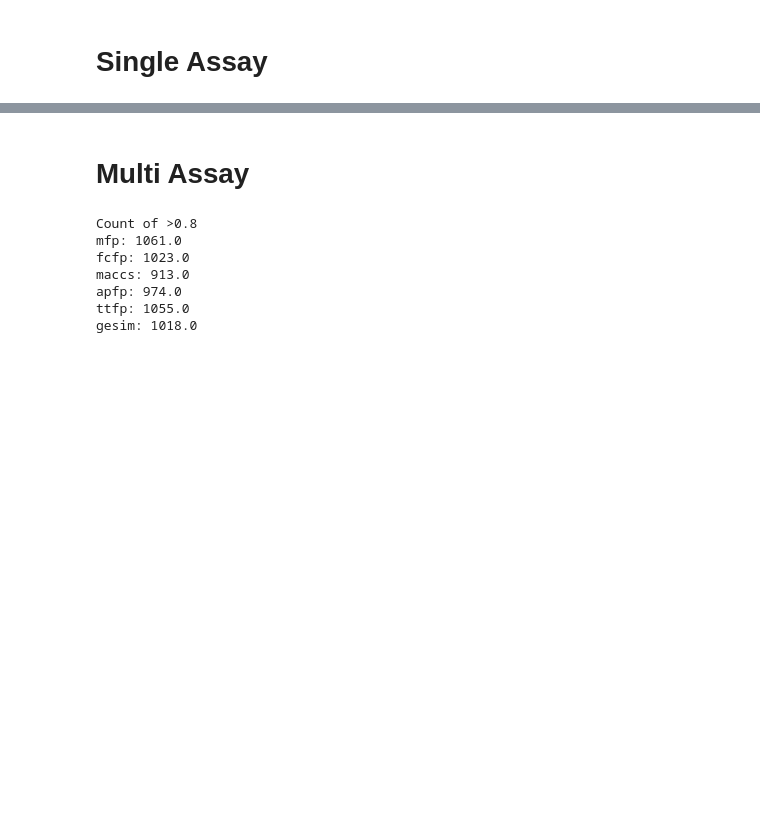
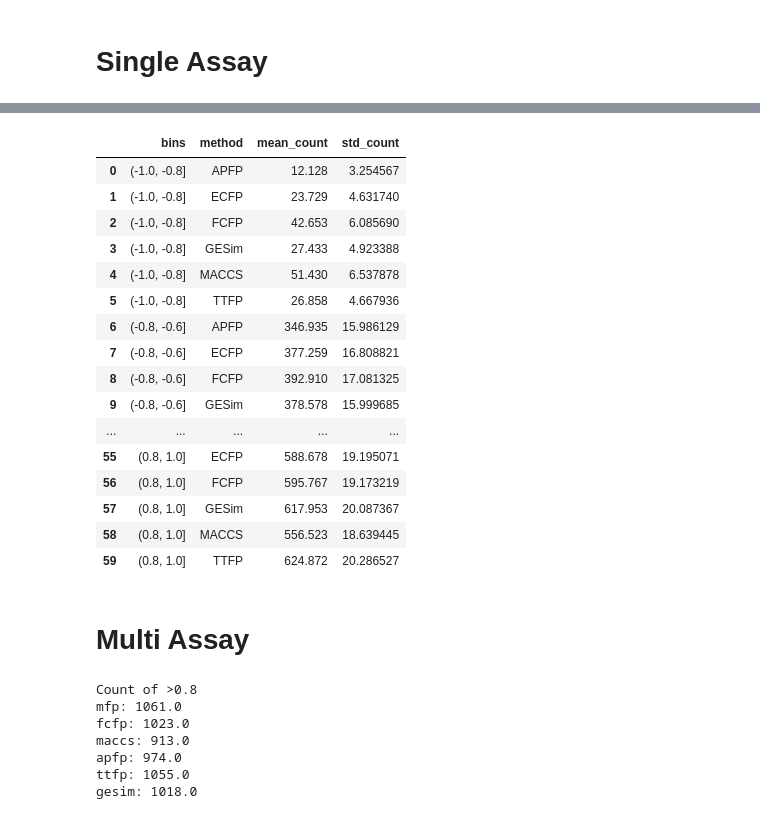
Before and after one commit to ycu-iil/gesim_experiment, a Jupyter notebook: ss_analysis.ipynb, the cells around one changed output, grey strips where cells are left out. Saved outputs shown, nothing was run; the diff lists cells and outputs as text; code cells hidden in the pictures; blank space fills up the shorter version.

```diff
--- a/ss_analysis.ipynb
+++ b/ss_analysis.ipynb
@@ -67,3 +86,27 @@ Text(0, 0.5, 'Count')
+# %%
+summary_df = df_vis.groupby(['bins', 'method']).agg(
+    mean_count=('count', 'mean'),
+    std_count=('count', 'std')
+).reset_index()
+summary_df
+# %% [output]
+|  | bins | method | mean_count | std_count |
+| 0 | (-1.0, -0.8] | APFP | 12.128 | 3.254567 |
+| 1 | (-1.0, -0.8] | ECFP | 23.729 | 4.631740 |
+| 2 | (-1.0, -0.8] | FCFP | 42.653 | 6.085690 |
+| 3 | (-1.0, -0.8] | GESim | 27.433 | 4.923388 |
+| 4 | (-1.0, -0.8] | MACCS | 51.430 | 6.537878 |
+| 5 | (-1.0, -0.8] | TTFP | 26.858 | 4.667936 |
+| 6 | (-0.8, -0.6] | APFP | 346.935 | 15.986129 |
+| 7 | (-0.8, -0.6] | ECFP | 377.259 | 16.808821 |
+| 8 | (-0.8, -0.6] | FCFP | 392.910 | 17.081325 |
+| 9 | (-0.8, -0.6] | GESim | 378.578 | 15.999685 |
+| ... | ... | ... | ... | ... |
+| 55 | (0.8, 1.0] | ECFP | 588.678 | 19.195071 |
+| 56 | (0.8, 1.0] | FCFP | 595.767 | 19.173219 |
+| 57 | (0.8, 1.0] | GESim | 617.953 | 20.087367 |
+| 58 | (0.8, 1.0] | MACCS | 556.523 | 18.639445 |
+| 59 | (0.8, 1.0] | TTFP | 624.872 | 20.286527 |
 # %% [markdown]
 # Multi Assay
 # %%
```
Also changed, not shown: parts of 2 cells of this notebook.
